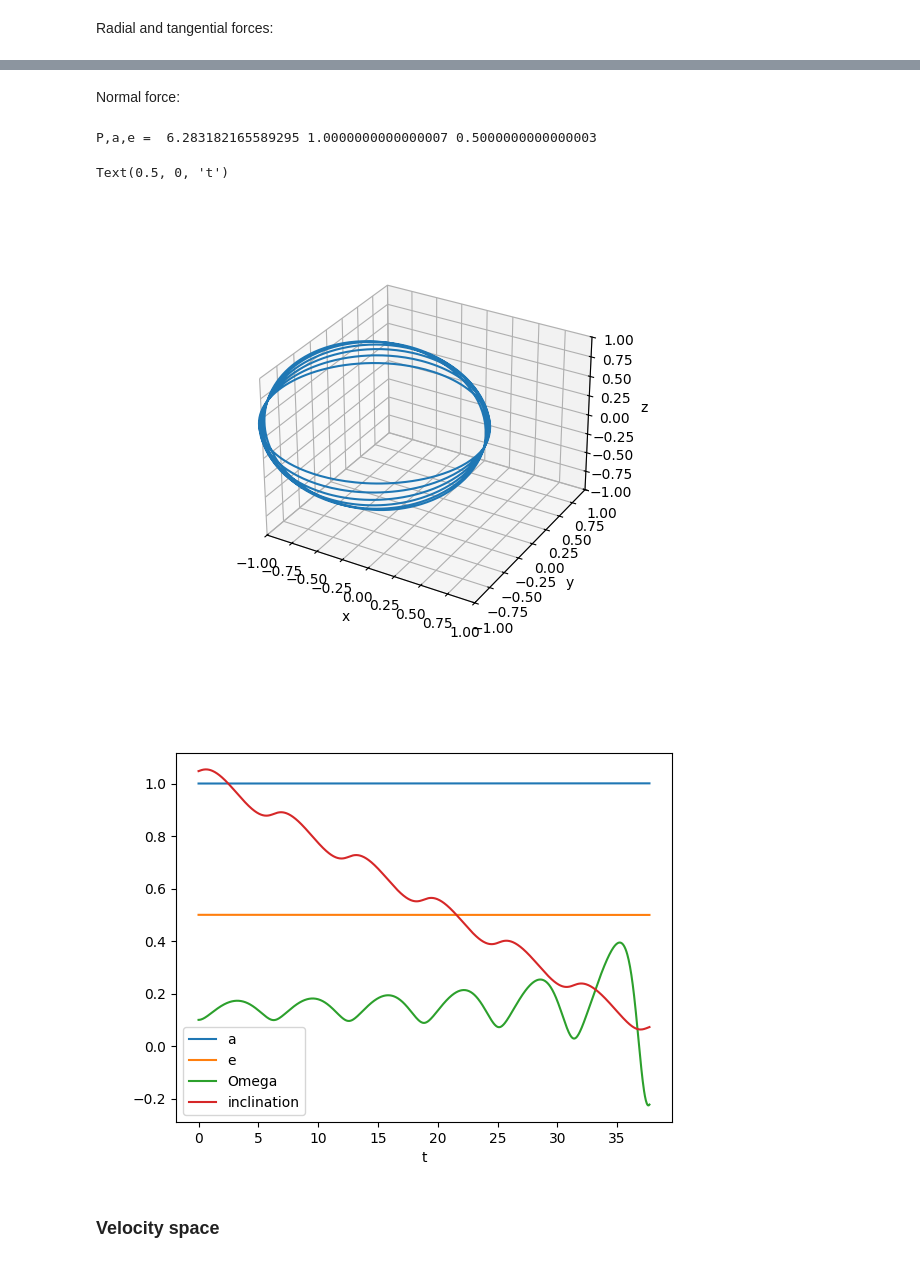
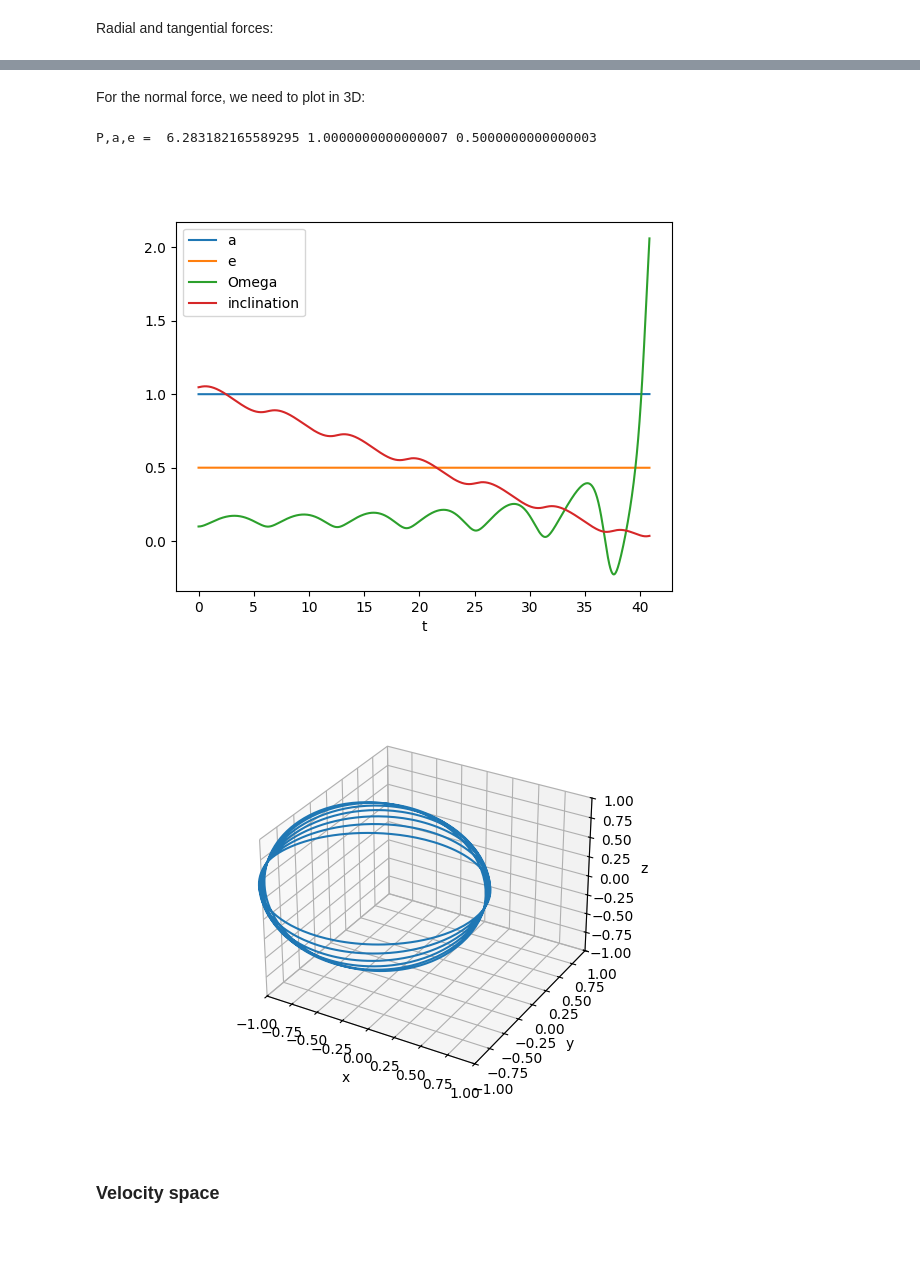
Before and after one commit to yggbg/phys633_week8, a Jupyter notebook: Week1/week1_solutions.ipynb, the cells around one changed output, grey strips where cells are left out. Saved outputs shown, nothing was run; the diff lists cells and outputs as text; code cells hidden in the pictures.

```diff
--- a/Week1/week1_solutions.ipynb
+++ b/Week1/week1_solutions.ipynb
@@ -309,5 +321,5 @@ Text(0.5, 0, 't')
 # %% [markdown]
-Normal force:
+For the normal force, we need to plot in 3D:
 # %%
 %matplotlib widget
 import matplotlib.pyplot as plt
@@ -351,7 +363,7 @@ print("P,a,e = ", p_orb,a,e)
 
 # store the position of the secondary
 Noutputs = 1000
-times = np.linspace(0, 6*p_orb, Noutputs)
+times = np.linspace(0, 6.5*p_orb, Noutputs)
 x = np.zeros(Noutputs)
 y = np.zeros(Noutputs)
 z = np.zeros(Noutputs)
@@ -368,36 +380,36 @@ for i,time in enumerate(times):
     z[i] = sim.particles[1].z
     a[i] = sim.orbits()[0].a
     e[i] = sim.orbits()[0].e
     Omega[i] = sim.orbits()[0].Omega
     inc[i] = sim.orbits()[0].inc
     ener[i] = sim.energy()
     hx,hy,h[i] = sim.angular_momentum()
 
 fig = plt.figure()
 ax = fig.add_subplot(111, projection='3d')
 
 ax.plot(x, y, z)
 
 ax.set_xlabel('x')
 ax.set_ylabel('y')
 ax.set_zlabel('z')
 
 ax.set_xlim(-1, 1)
 ax.set_ylim(-1, 1)
 ax.set_zlim(-1, 1)
 
 plt.figure()
 plt.plot(times, a, label = 'a')
 plt.plot(times, e, label = 'e')
 plt.plot(times, Omega, label = 'Omega')
 plt.plot(times, inc, label = 'inclination')
 plt.legend()
 plt.xlabel('t')
+plt.show()
 # %% [output]
 P,a,e =  6.283182165589295 1.0000000000000007 0.5000000000000003
-Text(0.5, 0, 't')
-[figure, old version]
+[figure, new version]
-[figure, old version]
+[figure, new version]
 # %% [markdown]
 ### Velocity space
 # %%
```
Also changed, not shown: parts of 5 cells of this notebook.
